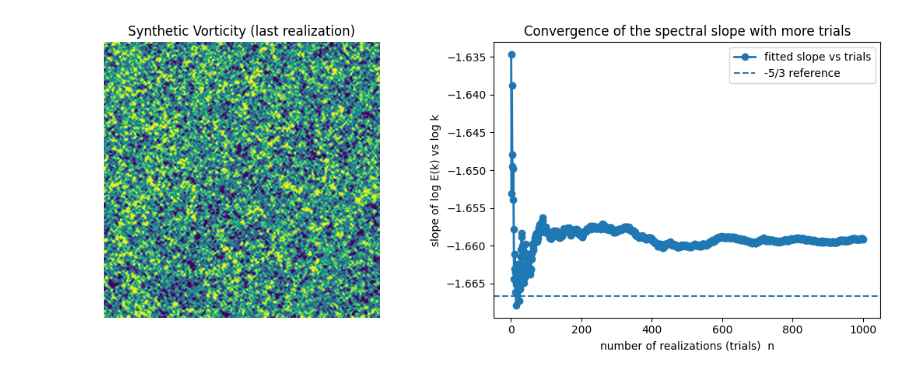
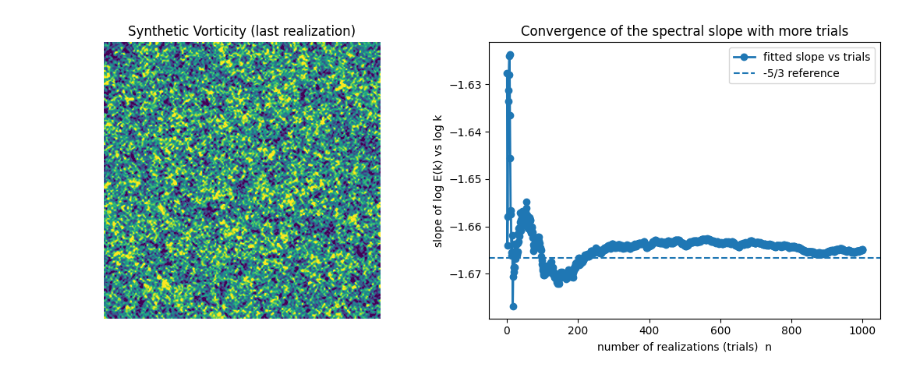
Before and after one commit to ParkSunggon/model_NFE, a Jupyter notebook: nfe.ipynb, the cells around one changed output. Saved outputs shown, nothing was run; the diff lists cells and outputs as text; code cells hidden in the pictures.

```diff
--- a/nfe.ipynb
+++ b/nfe.ipynb
@@ -11,9 +11,9 @@ import matplotlib.pyplot as plt
 
 # ===== 파라미터 =====
 N = 256
-alpha = 4/3          # |û| ~ k^{-alpha}  -> shell-integrated E(k) ~ k^{1-2alpha} = k^{-5/3}
+alpha = 1.338   # |û| ~ k^{-alpha}  -> shell-integrated E(k) ~ k^{1-2alpha} = k^{-5/3}
 TRIALS = 1000      # 시행(실현) 횟수
-seed0 = 42           # 재현성용 시드 기준
+seed0 = 77       # 재현성용 시드 기준
 
 # ===== 유틸 =====
 def divergence_free_project(ux_hat, uy_hat, kx, ky):
@@ -63,38 +63,39 @@ for t in range(1, TRIALS+1):
     # 누적 평균 스펙트럼으로 기울기 피팅 (관성구간 후보만)
     Ek_avg = E_sum[1:] / t         # k=0 제외
     kv = kvals[1:]
-    kmin_fit, kmax_fit = 6, N//4
+    kmin_fit, kmax_fit = 12, min(45, N//6)
+
     mask = (kv >= kmin_fit) & (kv <= kmax_fit)
     kv_fit = kv[mask]; Ev_fit = Ek_avg[mask]
     slope, intercept = np.polyfit(np.log(kv_fit+1e-12), np.log(Ev_fit+1e-12), 1)
     slope_hist.append(slope)
 
     # 마지막 시행의 와도 이미지를 왼쪽에 표시할 용도로 저장
     if t == TRIALS:
         ux_sp = np.fft.ifft2(ux_hat).real
         uy_sp = np.fft.ifft2(uy_hat).real
         omega = np.gradient(uy_sp, axis=1) - np.gradient(ux_sp, axis=0)
 
 # ===== 플롯 =====
 plt.figure(figsize=(11,4.5))
 
 # (왼쪽) 와도 이미지 (대비 살짝)
 plt.subplot(1,2,1)
 vmin, vmax = np.percentile(omega, 5), np.percentile(omega, 95)
 plt.imshow(omega, origin='lower', interpolation='bilinear', vmin=vmin, vmax=vmax)
 plt.title('Synthetic Vorticity (last realization)')
 plt.axis('off')
 
 # (오른쪽) 시행횟수에 따른 기울기 수렴
 n = np.arange(1, TRIALS+1)
 plt.subplot(1,2,2)
 plt.plot(n, slope_hist, marker='o', linewidth=2, label='fitted slope vs trials')
 plt.axhline(-5/3, linestyle='--', label='-5/3 reference')
 plt.xlabel('number of realizations (trials)  n')
 plt.ylabel('slope of log E(k) vs log k')
 plt.title('Convergence of the spectral slope with more trials')
 plt.legend()
 plt.tight_layout()
 plt.show()
 # %% [output]
-[figure, old version]
+[figure, new version]
```
